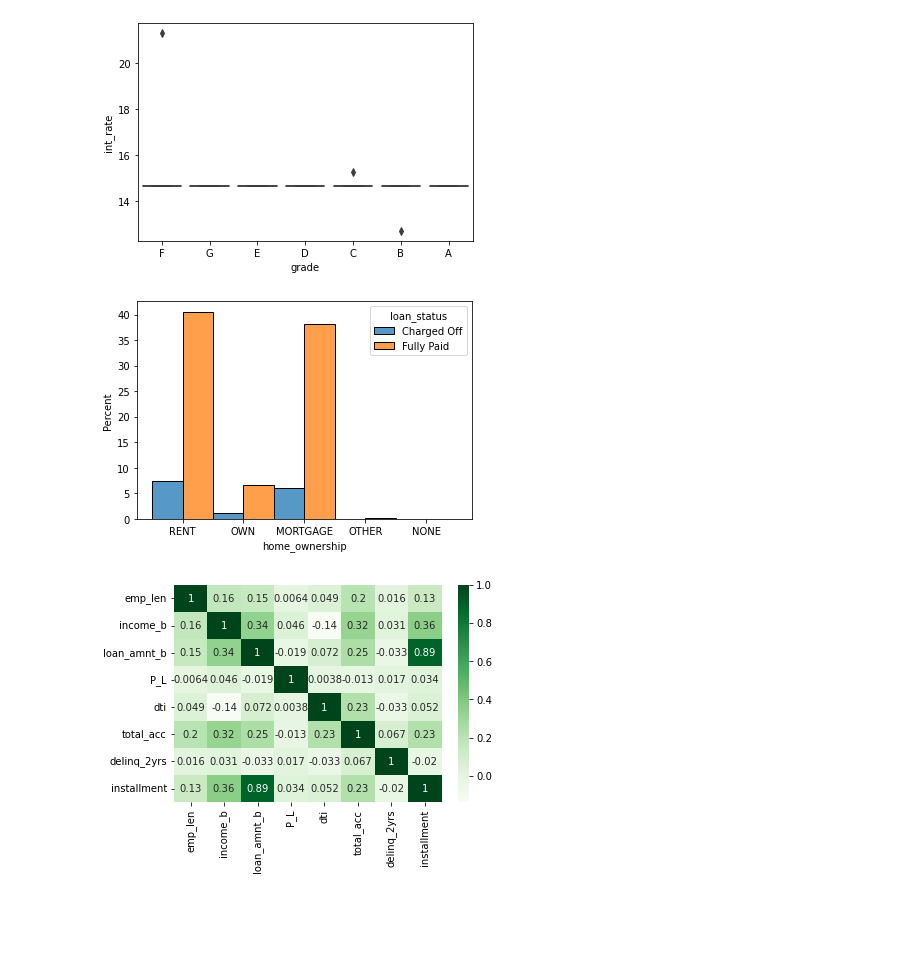
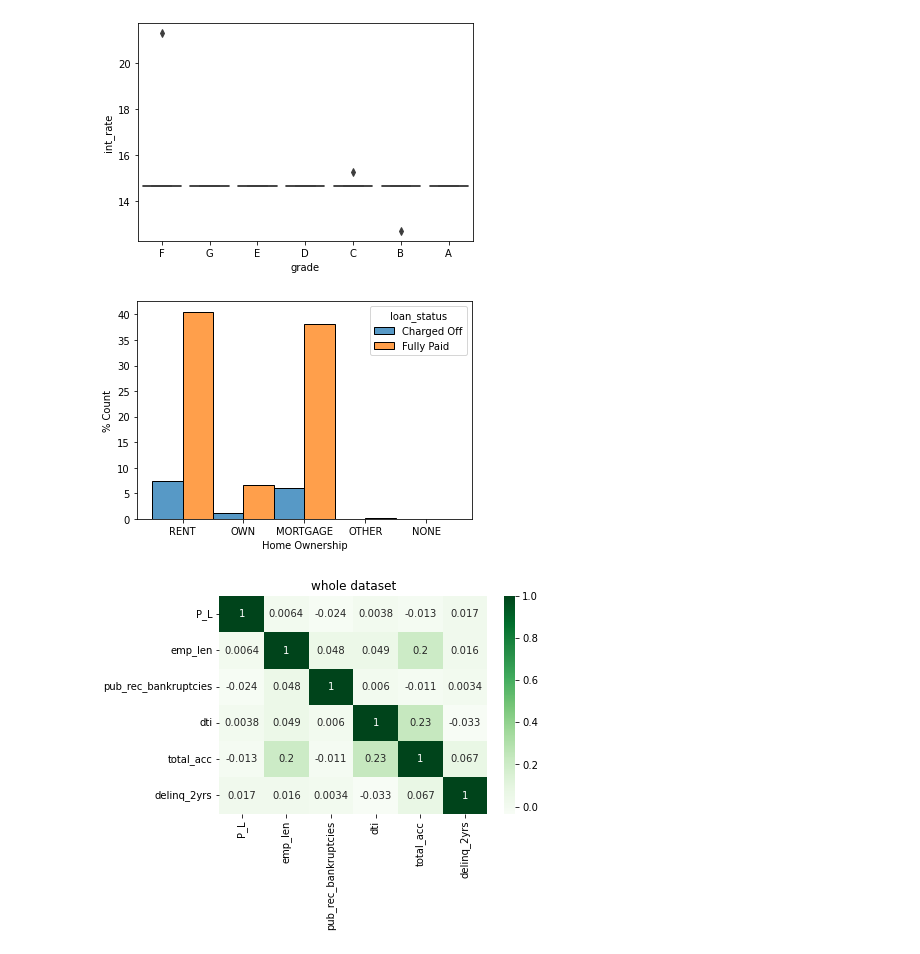
Before and after one commit to RujDha/LendingClub-CaseStudy, a Jupyter notebook: Lending_Club_CaseStudy.ipynb, the cells around one changed output. Drawn from its saved outputs; the diff is of its cells as text; code cells hidden in the pictures; blank space fills up the shorter version.

```diff
--- a/Lending_Club_CaseStudy.ipynb
+++ b/Lending_Club_CaseStudy.ipynb
@@ -5,7 +5,9 @@ import matplotlib.pyplot as plt
 import seaborn as sns
 import datetime
 
-loan_df = pd.read_csv('G://Rujuta//Upgrad//Statistic Essentials//EDA Lending Club Case Study//loan.csv')
+# reading CSV file and update dataframe
+
+loan_df = pd.read_csv('G://Rujuta//Upgrad//StatisticEssentials//LendingClub-CaseStudy//loan.csv')
 # %% [markdown]
 ## CLEAN DATA
 # %%
@@ -453,18 +568,27 @@ plt.show()
 # %% [output]
 [figure]
 # %%
+# home ownership
+
 sns.histplot(binwidth=1, x="home_ownership", hue="loan_status", data=loan_df, stat="percent", multiple="dodge")
+plt.xticks(fontsize = 10)
+plt.yticks(fontsize = 10)
+plt.xlabel("Home Ownership")
+plt.ylabel("% Count")
+
 
 plt.show()
 # %% [output]
-[figure, old version]
+[figure, new version]
 # %%
-df_whole = loan_df[[ 'emp_len','income_b', 'loan_amnt_b', 'P_L', 'dti', 'total_acc', 'delinq_2yrs', 'installment']]
+df_whole = loan_df[['P_L','emp_len','pub_rec_bankruptcies',  'dti', 'total_acc', 'delinq_2yrs']]
 
 whole_corr = df_whole.corr()
 
+plt.title ("whole dataset")
+
 sns.heatmap(whole_corr, cmap="Greens", annot=True)
 plt.show()
 # %% [output]
-[figure, old version]
+[figure, new version]
 # %%
```
Also changed, not shown: parts of 20 cells of this notebook.
